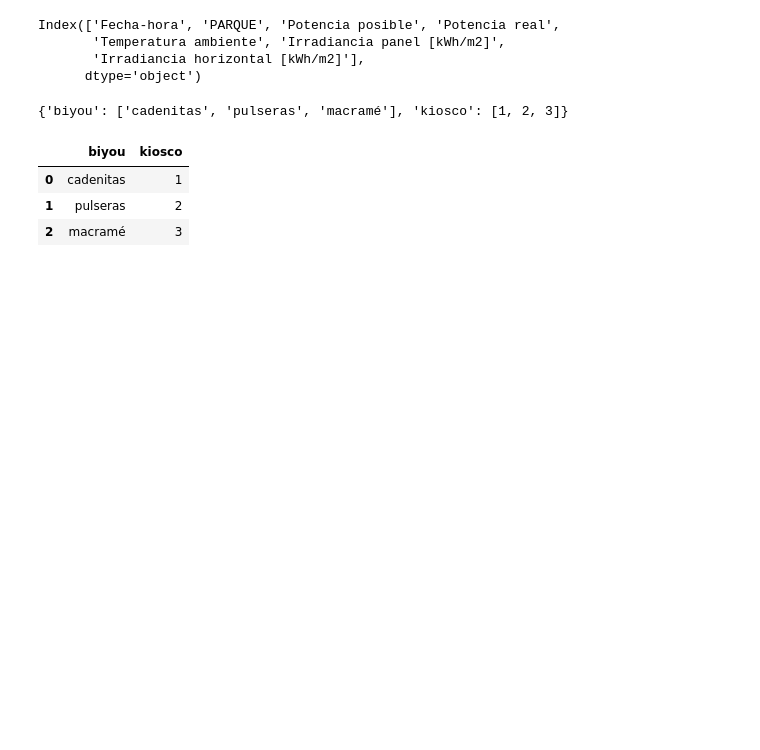
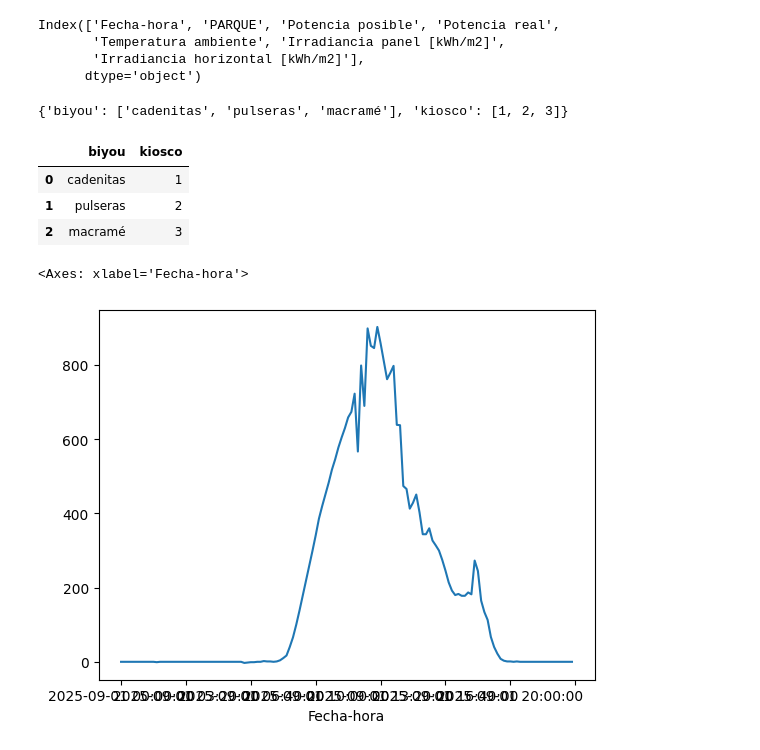
Before and after one commit to tguozden/programacion, a Jupyter notebook: clase_0923.ipynb, the cells around one changed output. Drawn from its saved outputs; the diff is of its cells as text; code cells hidden in the pictures; blank space fills up the shorter version.

```diff
--- a/clase_0923.ipynb
+++ b/clase_0923.ipynb
@@ -219,3 +220,8 @@ pd.DataFrame(data = unrnsosvos )
 # %%
 # ojo tamaños iguales
 # pd.DataFrame({'biyou': ['cadenitas', 'pulseras', 'macramé'], 'kiosco': [1, 2]})
+# %%
+mi1erdataframe['Irradiancia horizontal [kWh/m2]'].iloc[0:140].plot()
+# %% [output]
+<Axes: xlabel='Fecha-hora'>
+[figure, added]
```
Also changed, not shown: parts of 4 cells of this notebook, 2 other files.
